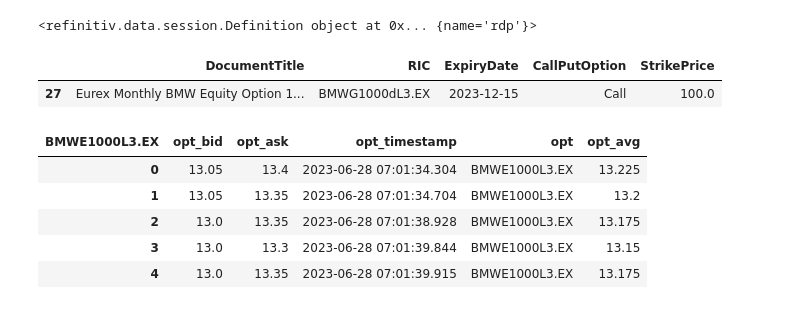
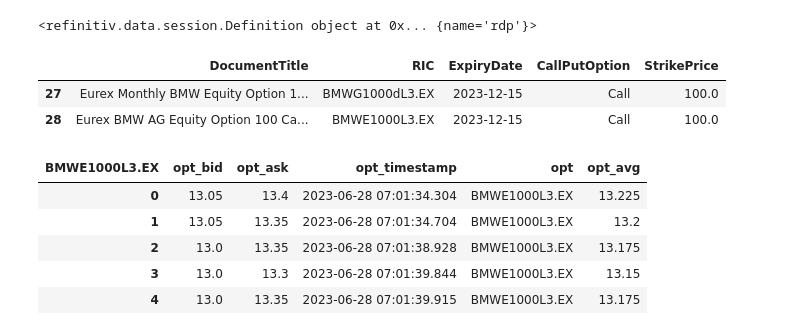
Before and after one commit to alexandreib/workbench_option_demo, a Jupyter notebook: optionsTH.ipynb, the cells around one changed output. Cells and saved outputs as stored; diff of their text form; code cells hidden in the pictures.

```diff
--- a/optionsTH.ipynb
+++ b/optionsTH.ipynb
@@ -23,26 +23,27 @@ rd.open_session(config_name='../pwd/session.json')
 # %%
 ric = "'BMWG.DE'"
 anse = rd.content.search.Definition(
     view = rd.content.search.Views.EQUITY_DERIVATIVE_QUOTES,
     filter = "AssetState eq 'AC' and \
                 startswith(UnderlyingQuoteRIC, " + ric + ") and \
                 endswith(UnderlyingQuoteRIC," + ric + ") and \
                 RCSAssetClass eq 'OPT' and IsChain eq false and \
                 ExpiryDate ge 2023-12-15", # + dt.datetime.today().strftime('%Y-%m-%d'),
     select = "DocumentTitle, RIC, ExpiryDate, CallPutOption, StrikePrice",
     navigators="ExchangeName",
     top = 10000
 ).get_data()
 df_options = anse.data.df
 df_options = df_options[df_options['DocumentTitle'].str.contains('Eurex')]
-df_options = df_options[df_options['DocumentTitle'].str.contains('Monthly')]
+# df_options = df_options[df_options['DocumentTitle'].str.contains('Monthly')]
 df_options = df_options[df_options['CallPutOption'] == 'Call']
 df_options = df_options[df_options['StrikePrice'] == 100]
 df_options = df_options[df_options['ExpiryDate'] == '2023-12-15']
 df_options
 # %% [output]
 |  | DocumentTitle | RIC | ExpiryDate | CallPutOption | StrikePrice |
 | 27 | Eurex Monthly BMW Equity Option 1... | BMWG1000dL3.EX | 2023-12-15 | Call | 100.0 |
+| 28 | Eurex BMW AG Equity Option 100 Ca... | BMWE1000L3.EX | 2023-12-15 | Call | 100.0 |
 # %%
 df_option =  rd.get_history(
     universe=['BMWE1000L3.EX'],
```
Also changed, not shown: parts of 5 cells of this notebook.
